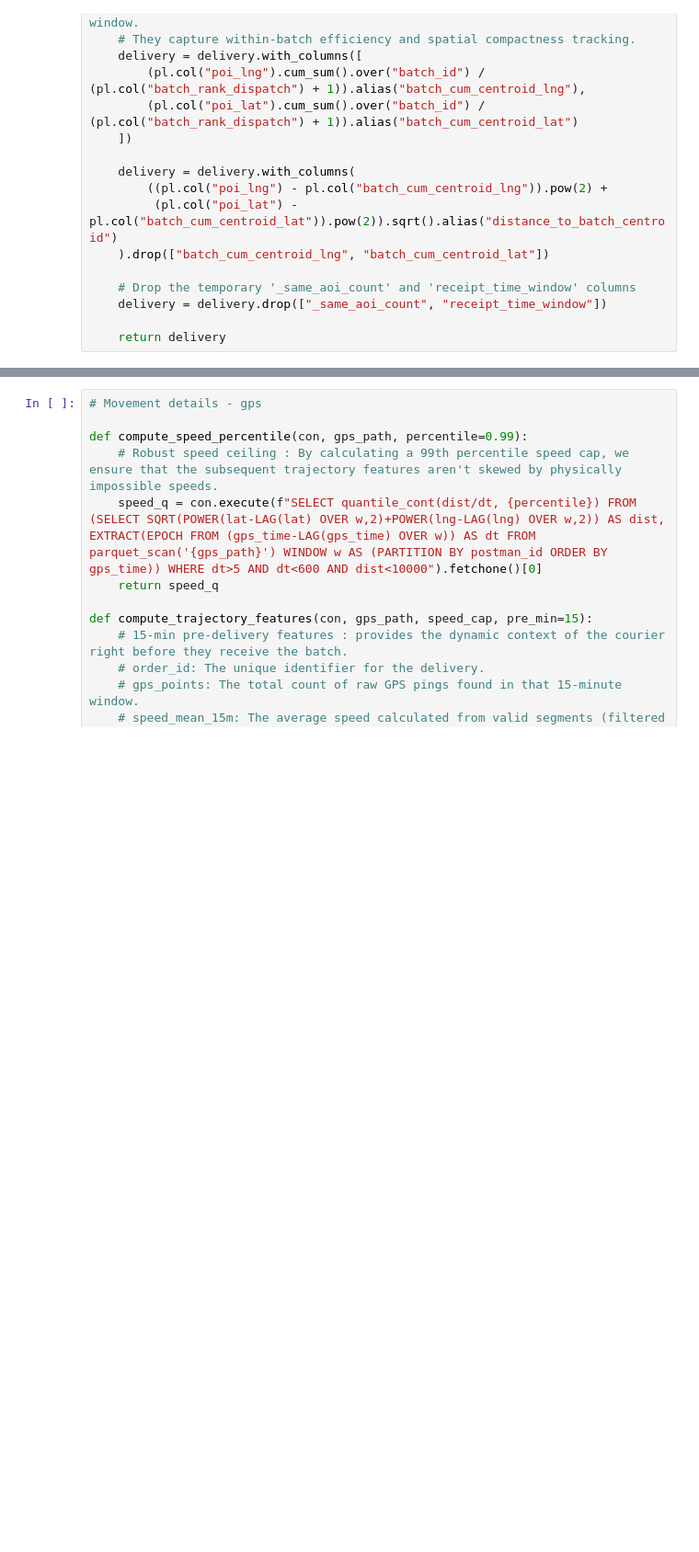
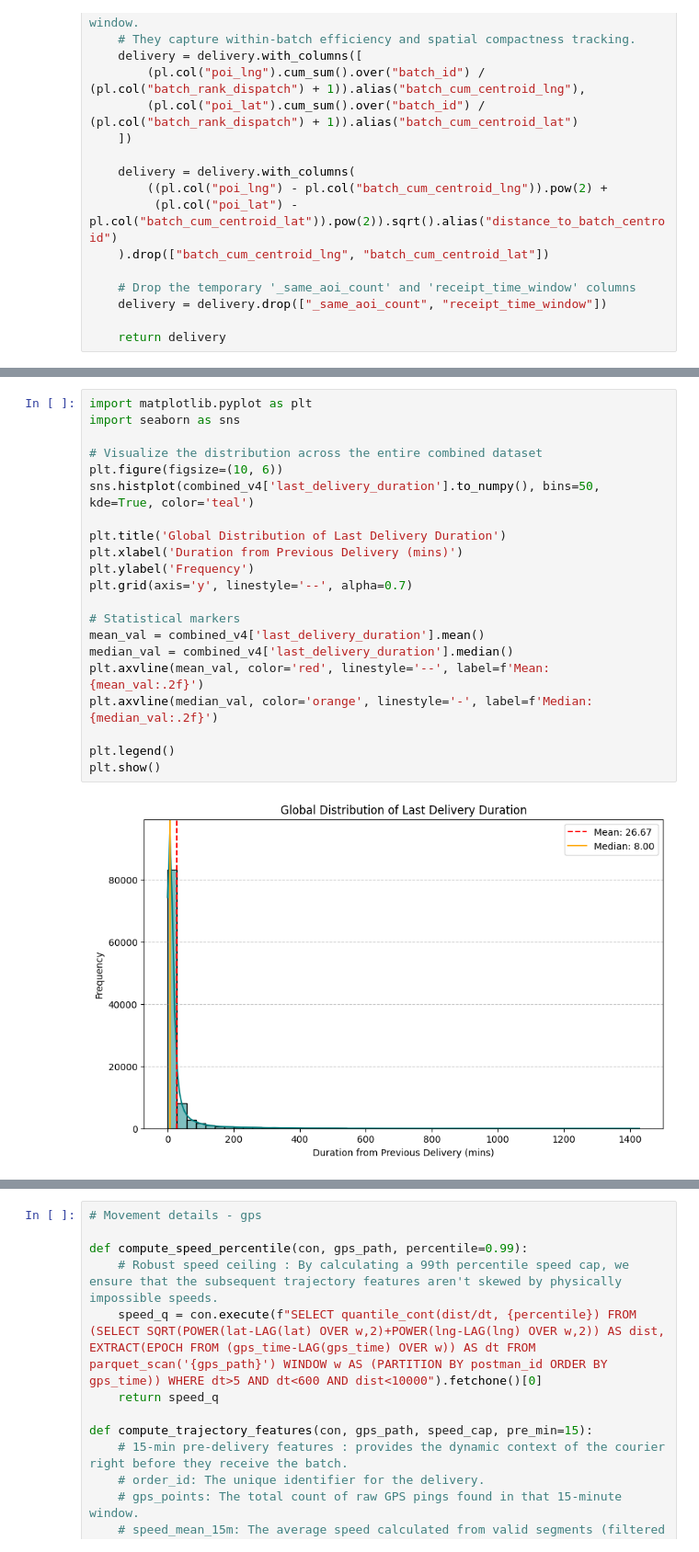
Before and after one commit to aymuos/endgame, a Jupyter notebook: 00_master_feature_creator.ipynb, the cells around one changed output, grey strips where cells are left out. Shown at 92% size. Saved outputs shown, nothing was run; the diff lists cells and outputs as text; blank space fills up the shorter version.

Commit message:
add last_delivery_duration_feature

```diff
--- a/00_master_feature_creator.ipynb
+++ b/00_master_feature_creator.ipynb
@@ -930,0 +967,23 @@ def add_batch_features(delivery: pl.DataFrame) -> pl.DataFrame:
+# %%
+import matplotlib.pyplot as plt
+import seaborn as sns
+
+# Visualize the distribution across the entire combined dataset
+plt.figure(figsize=(10, 6))
+sns.histplot(combined_v4['last_delivery_duration'].to_numpy(), bins=50, kde=True, color='teal')
+
+plt.title('Global Distribution of Last Delivery Duration')
+plt.xlabel('Duration from Previous Delivery (mins)')
+plt.ylabel('Frequency')
+plt.grid(axis='y', linestyle='--', alpha=0.7)
+
+# Statistical markers
+mean_val = combined_v4['last_delivery_duration'].mean()
+median_val = combined_v4['last_delivery_duration'].median()
+plt.axvline(mean_val, color='red', linestyle='--', label=f'Mean: {mean_val:.2f}')
+plt.axvline(median_val, color='orange', linestyle='-', label=f'Median: {median_val:.2f}')
+
+plt.legend()
+plt.show()
+# %% [output]
+[figure, added]
```
Also changed, not shown: parts of 10 cells of this notebook.
